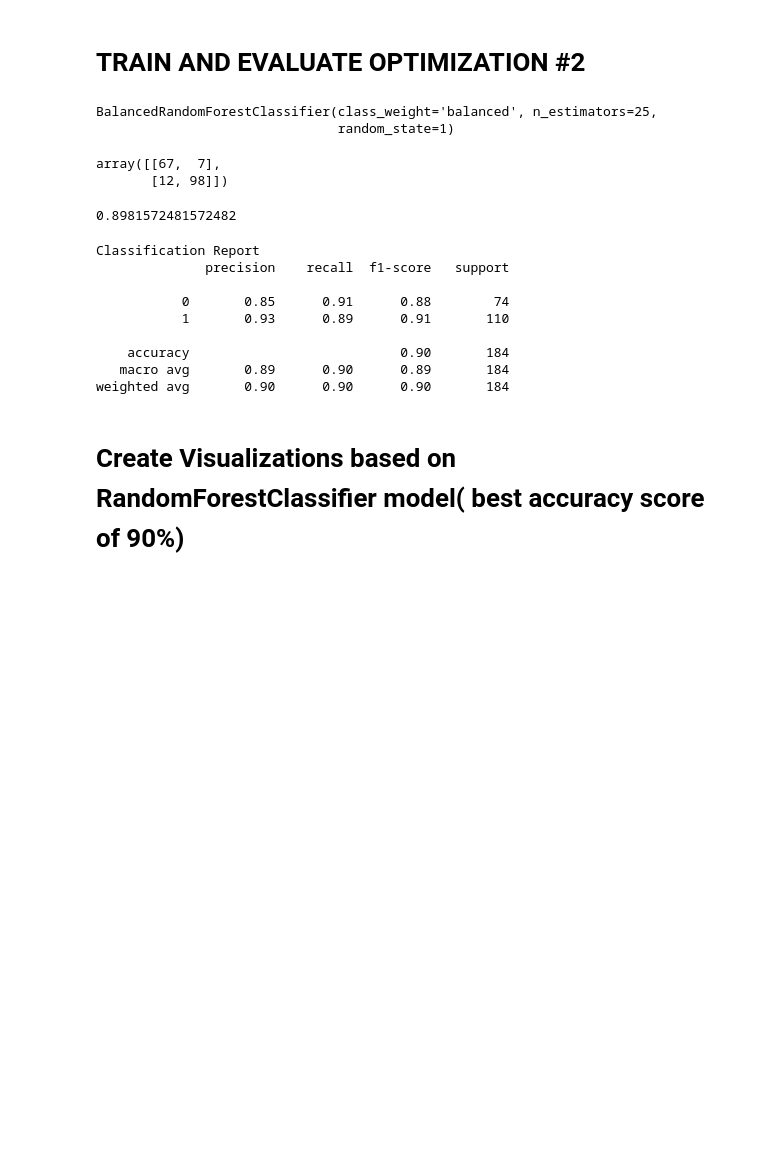
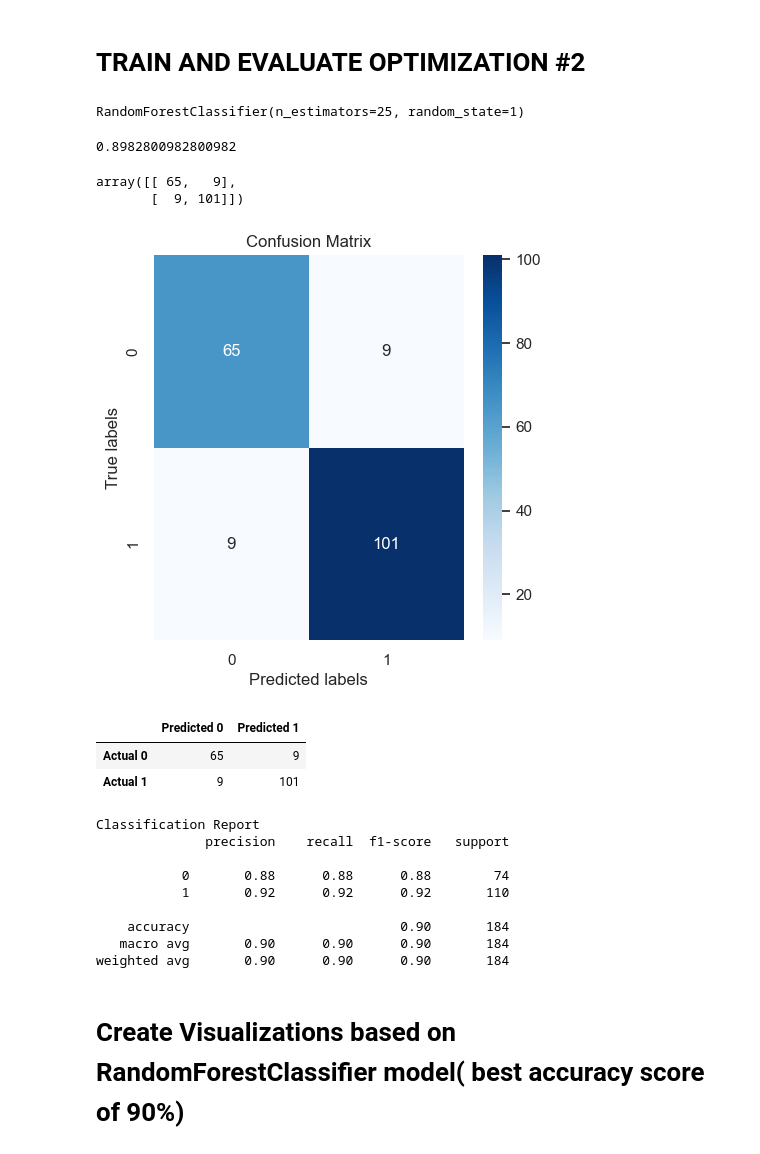
Before and after one commit to Prisca92/Project-4-final, a Jupyter notebook: Heart_Classifier_Final_Model.ipynb, the cells around one changed output. Cells and saved outputs as stored; diff of their text form; code cells hidden in the pictures; blank space fills up the shorter version.

```diff
--- a/Heart_Classifier_Final_Model.ipynb
+++ b/Heart_Classifier_Final_Model.ipynb
@@ -202,30 +202,42 @@ print(X_train_scaled[0])
 import warnings
 warnings.filterwarnings("ignore")
 # %%
-# Import Dependencies
-from imblearn.ensemble import BalancedRandomForestClassifier
-
-
+from sklearn.ensemble import RandomForestClassifier
 # Instantiate the randomforestclassifier model
 # Assign a random_state parameter of 1 to the model
-# For the front end
-classifier_2 = BalancedRandomForestClassifier (n_estimators=25,class_weight='balanced',random_state=1)
+ #For the front end
+classifier_1 = RandomForestClassifier (n_estimators=25,random_state=1)
 
 # Fit the model using training data
-classifier_2.fit(X_train,y_train)
+classifier_1.fit(X_train,y_train)
 # %% [output]
-BalancedRandomForestClassifier(class_weight='balanced', n_estimators=25,
-                               random_state=1)
+RandomForestClassifier(n_estimators=25, random_state=1)
 # %%
 # Make a prediction using the testing data
-predictions= classifier_2.predict(X_test)
+predictions= classifier_1.predict(X_test)
+# %%
+#calculate balanced score
+from sklearn.metrics import balanced_accuracy_score
+balanced_accuracy_score(y_test,predictions)
+# %% [output]
+0.8982800982800982
 # %%
 #Display confused matix
 from sklearn.metrics import confusion_matrix
 confusion_matrix(y_test,predictions)
 # %% [output]
-array([[67,  7],
-       [12, 98]])
+array([[ 65,   9],
+       [  9, 101]])
+# %%
+#visualize confused matirx
+c_matrix = confusion_matrix(y_test,predictions)
+sns.heatmap(c_matrix, annot=True, cmap='Blues', fmt='g')
+plt.xlabel('Predicted labels')
+plt.ylabel('True labels')
+plt.title('Confusion Matrix')
+plt.show()
+# %% [output]
+[figure, added]
 # %%
 # Evaluate the model with Confusion Matrix and accuracy score
 c_matrix = confusion_matrix(y_test, predictions)
@@ -234,24 +246,26 @@ cm_df = pd.DataFrame(
 )
 
 accu_score = accuracy_score(y_test, predictions)
-# %%
-#calculate balanced score
-from sklearn.metrics import balanced_accuracy_score
-balanced_accuracy_score(y_test,predictions)
-# %% [output]
-0.8981572481572482
+# %%
+#Generate matrix model
+display(cm_df)
+# %% [output]
+|  | Predicted 0 | Predicted 1 |
+| Actual 0 | 65 | 9 |
+| Actual 1 | 9 | 101 |
 # %%
+#Display classificarion report
 print ("Classification Report")
 print(classification_report(y_test,predictions))
 # %% [output]
 Classification Report
               precision    recall  f1-score   support
 
-           0       0.85      0.91      0.88        74
-           1       0.93      0.89      0.91       110
+           0       0.88      0.88      0.88        74
+           1       0.92      0.92      0.92       110
 
     accuracy                           0.90       184
-   macro avg       0.89      0.90      0.89       184
+   macro avg       0.90      0.90      0.90       184
 weighted avg       0.90      0.90      0.90       184
 # %% [markdown]
 # Create Visualizations based on RandomForestClassifier model( best accuracy score of 90%)
```
Also changed, not shown: parts of 20 cells of this notebook, 5 other files.
